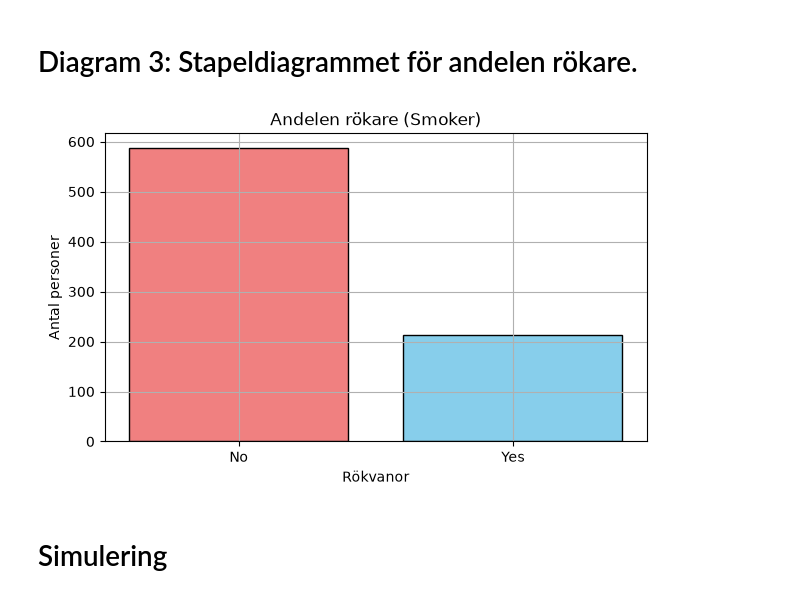
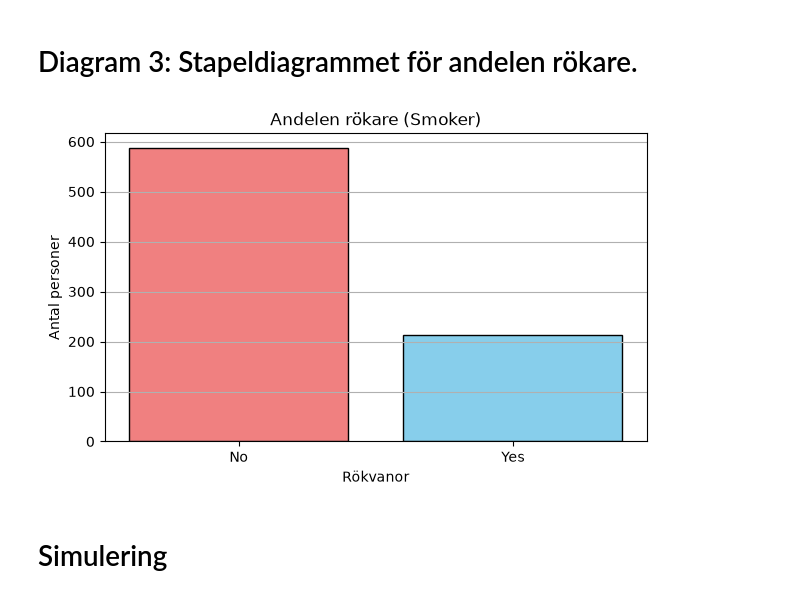
Before and after one commit to onakotsolari1-del/H-lsostudie, a Jupyter notebook: halsostudie.ipynb, the cells around one changed output. Saved outputs shown, nothing was run; the diff lists cells and outputs as text; code cells hidden in the pictures.

```diff
--- a/halsostudie.ipynb
+++ b/halsostudie.ipynb
@@ -80,16 +107,16 @@ plt.show()
 # %%
 fig, ax = plt.subplots(figsize=(7, 4))
 
 # Vi räknar hur många som är Ja och hur många som är Nej
 smoker_counts = df["smoker"].value_counts()
 
 ax.bar(smoker_counts.index, smoker_counts.values, color=["lightcoral", "skyblue"], edgecolor="black")
 ax.set_title("Andelen rökare (Smoker)")
 ax.set_xlabel("Rökvanor")
 ax.set_ylabel("Antal personer")
-plt.grid()
+plt.grid(True, axis="y")
 plt.show()
 # %% [output]
-[figure, old version]
+[figure, new version]
 # %% [markdown]
 # Simulering
```
Also changed, not shown: parts of 22 cells of this notebook.
